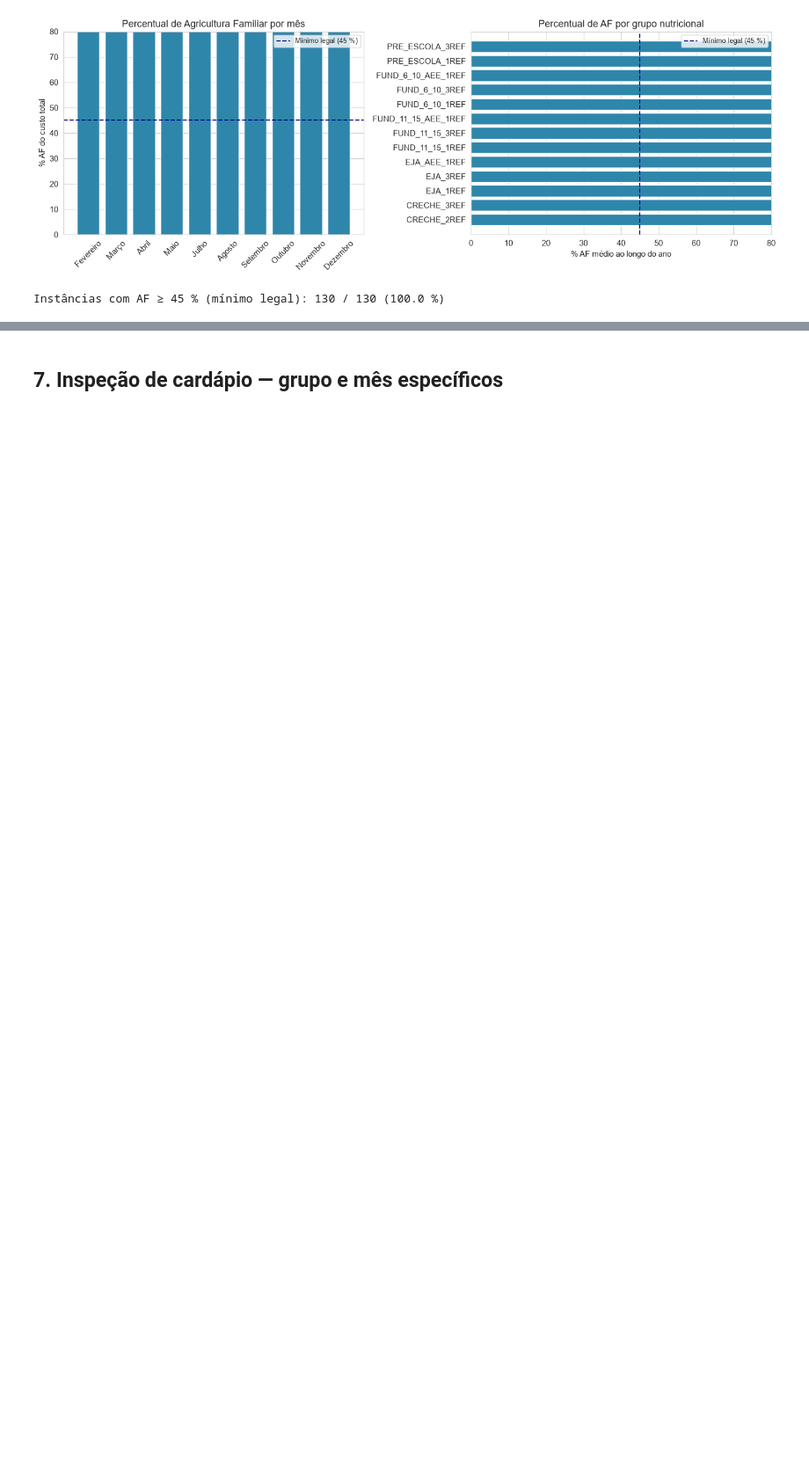
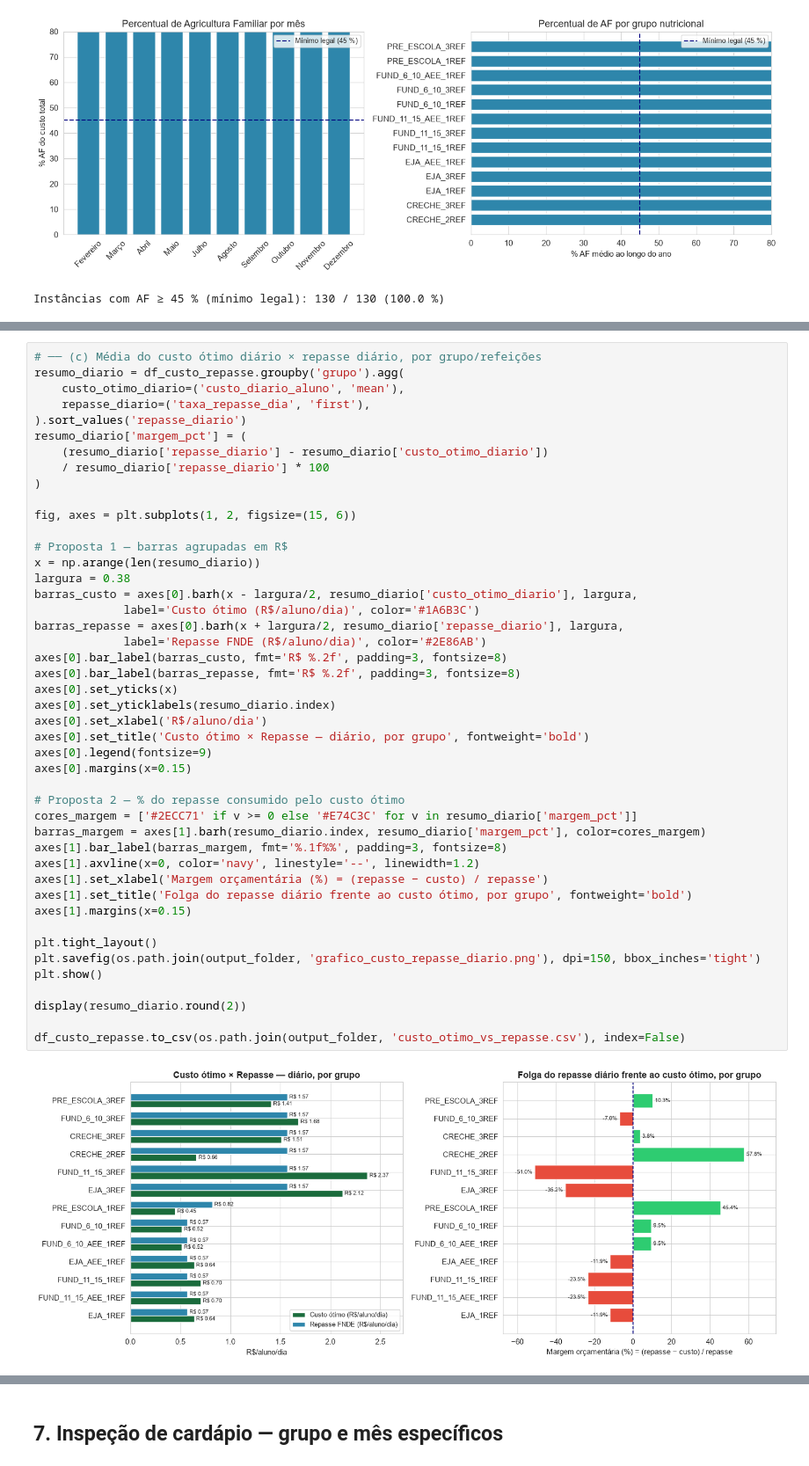
Before and after one commit to dba149/PNAE, a Jupyter notebook: otimizacao_pnae_pl.ipynb, the cells around one changed output, grey strips where cells are left out. Shown at 88% size. Drawn from its saved outputs; the diff is of its cells as text; blank space fills up the shorter version.

```diff
--- a/otimizacao_pnae_pl.ipynb
+++ b/otimizacao_pnae_pl.ipynb
@@ -628,0 +876,47 @@ Instâncias com AF ≥ 45 % (mínimo legal): 130 / 130 (100.0 %)
+# %%
+# ── (c) Média do custo ótimo diário × repasse diário, por grupo/refeições
+resumo_diario = df_custo_repasse.groupby('grupo').agg(
+    custo_otimo_diario=('custo_diario_aluno', 'mean'),
+    repasse_diario=('taxa_repasse_dia', 'first'),
+).sort_values('repasse_diario')
+resumo_diario['margem_pct'] = (
+    (resumo_diario['repasse_diario'] - resumo_diario['custo_otimo_diario'])
+    / resumo_diario['repasse_diario'] * 100
+)
+
+fig, axes = plt.subplots(1, 2, figsize=(15, 6))
+
+# Proposta 1 — barras agrupadas em R$
+x = np.arange(len(resumo_diario))
+largura = 0.38
+barras_custo = axes[0].barh(x - largura/2, resumo_diario['custo_otimo_diario'], largura,
+             label='Custo ótimo (R$/aluno/dia)', color='#1A6B3C')
+barras_repasse = axes[0].barh(x + largura/2, resumo_diario['repasse_diario'], largura,
+             label='Repasse FNDE (R$/aluno/dia)', color='#2E86AB')
+axes[0].bar_label(barras_custo, fmt='R$ %.2f', padding=3, fontsize=8)
+axes[0].bar_label(barras_repasse, fmt='R$ %.2f', padding=3, fontsize=8)
+axes[0].set_yticks(x)
+axes[0].set_yticklabels(resumo_diario.index)
+axes[0].set_xlabel('R$/aluno/dia')
+axes[0].set_title('Custo ótimo × Repasse — diário, por grupo', fontweight='bold')
+axes[0].legend(fontsize=9)
+axes[0].margins(x=0.15)
+
+# Proposta 2 — % do repasse consumido pelo custo ótimo
+cores_margem = ['#2ECC71' if v >= 0 else '#E74C3C' for v in resumo_diario['margem_pct']]
+barras_margem = axes[1].barh(resumo_diario.index, resumo_diario['margem_pct'], color=cores_margem)
+axes[1].bar_label(barras_margem, fmt='%.1f%%', padding=3, fontsize=8)
+axes[1].axvline(x=0, color='navy', linestyle='--', linewidth=1.2)
+axes[1].set_xlabel('Margem orçamentária (%) = (repasse − custo) / repasse')
+axes[1].set_title('Folga do repasse diário frente ao custo ótimo, por grupo', fontweight='bold')
+axes[1].margins(x=0.15)
+
+plt.tight_layout()
+plt.savefig(os.path.join(output_folder, 'grafico_custo_repasse_diario.png'), dpi=150, bbox_inches='tight')
+plt.show()
+
+display(resumo_diario.round(2))
+
+df_custo_repasse.to_csv(os.path.join(output_folder, 'custo_otimo_vs_repasse.csv'), index=False)
+# %% [output]
+[figure, added]
```
Also changed, not shown: parts of 15 cells of this notebook.
